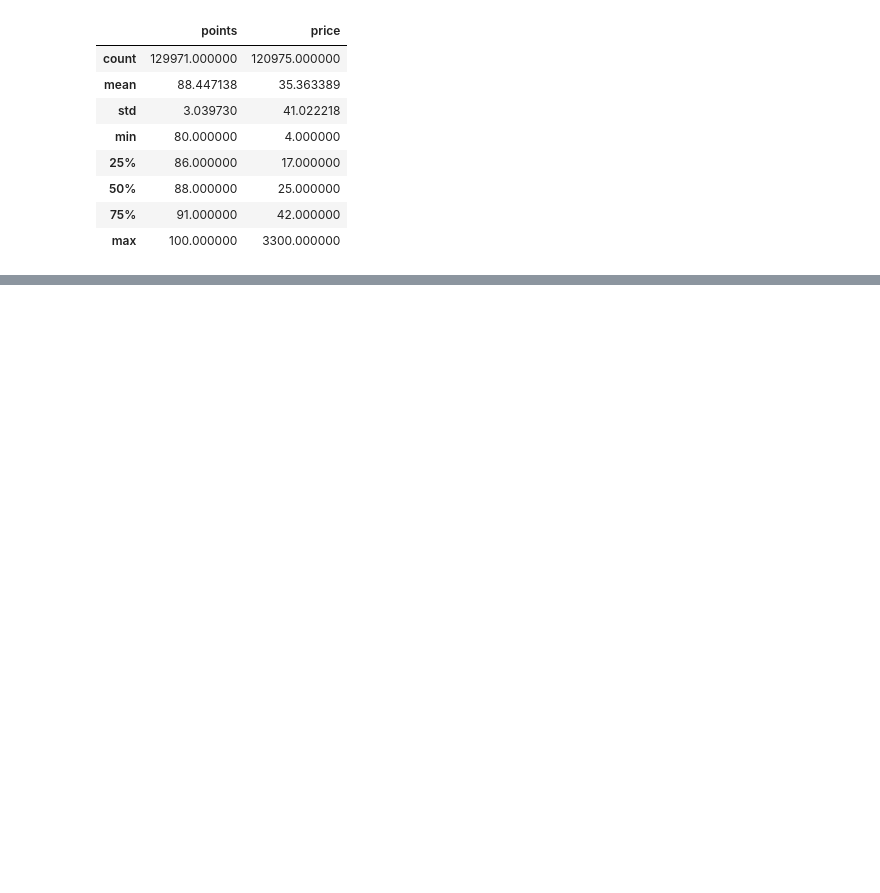
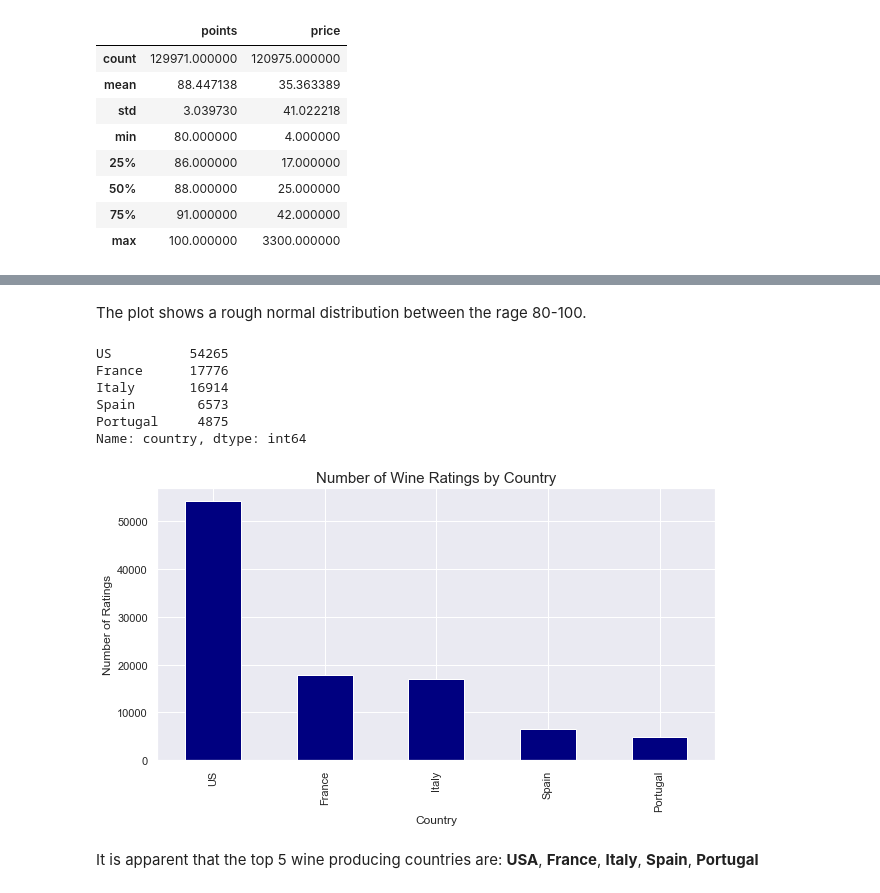
Before and after one commit to Nima-Sayyah/Drink-by-Data, a Jupyter notebook: Drink by Data (NS).ipynb, the cells around one changed output, grey strips where cells are left out. Saved outputs shown, nothing was run; the diff lists cells and outputs as text; code cells hidden in the pictures; blank space fills up the shorter version.

```diff
--- a/Drink by Data (NS).ipynb
+++ b/Drink by Data (NS).ipynb
@@ -162,0 +313,24 @@ We can also draw the inference that the price of wines are in dollars based on w
+# %% [markdown]
+The plot shows a rough normal distribution between the rage 80-100.
+# %%
+# Extracting highest 5 wine producing countries
+country_top = df1.country.value_counts()[:5]
+country_top
+# %% [output]
+US          54265
+France      17776
+Italy       16914
+Spain        6573
+Portugal     4875
+Name: country, dtype: int64
+# %%
+# Top 5 wine producing countries
+plt.figure(figsize=(10,5))
+country_top.plot(kind='bar', color = 'navy')
+plt.title('Number of Wine Ratings by Country', fontsize = 15)
+plt.xlabel('Country')
+plt.ylabel('Number of Ratings');
+# %% [output]
+[figure, added]
+# %% [markdown]
+It is apparent that the top 5 wine producing countries are: **USA**, **France**, **Italy**, **Spain**, **Portugal**
```
Also changed, not shown: parts of 26 cells of this notebook.
